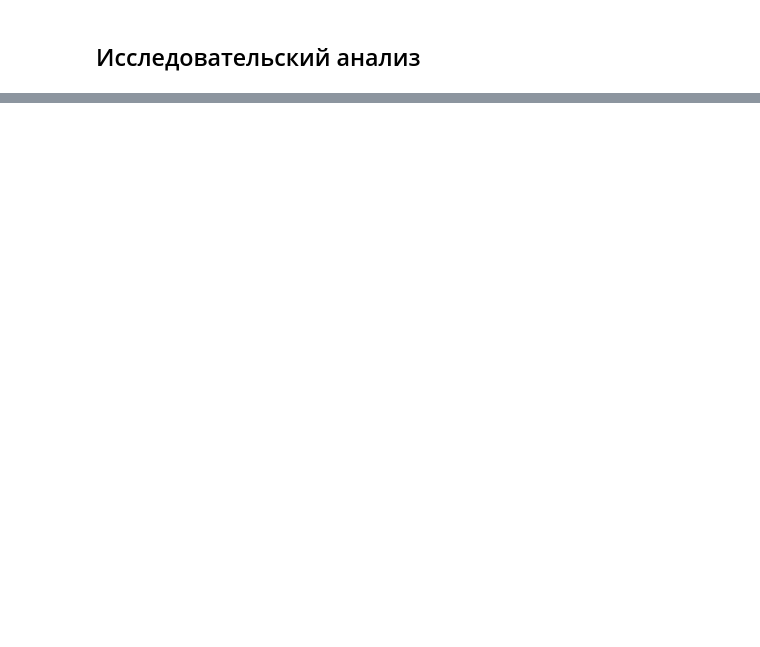
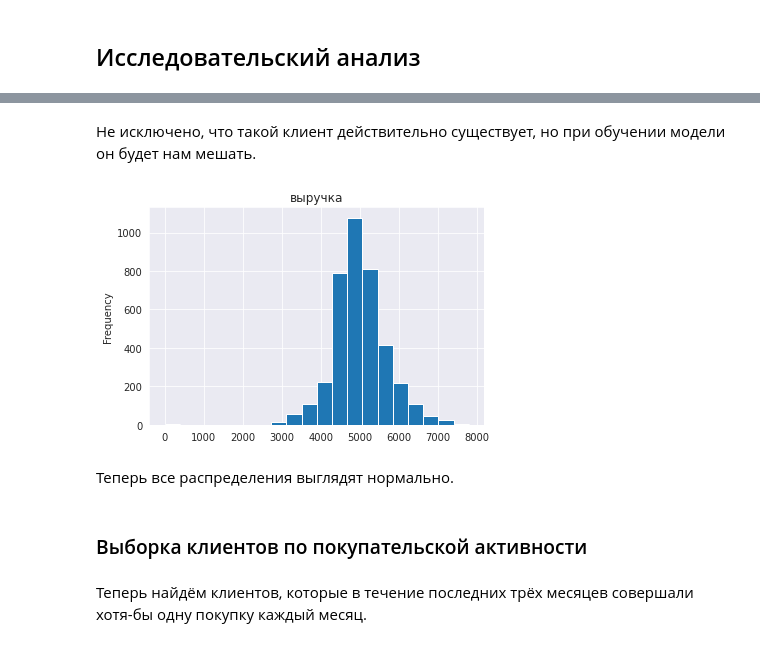
Before and after one commit to Maksim1004/data_science_studying, a Jupyter notebook: online_store_offers.ipynb, the cells around one changed output, grey strips where cells are left out. Drawn from its saved outputs; the diff is of its cells as text; code cells hidden in the pictures; blank space fills up the shorter version.

```diff
--- a/online_store_offers.ipynb
+++ b/online_store_offers.ipynb
@@ -291,0 +342,13 @@ array(['текущий_месяц', 'предыдущий_месяц'], dtype=ob
+# %% [markdown]
+Не исключено, что такой клиент действительно существует, но при обучении модели он будет нам мешать.
+# %%
+ds_money = ds_money[ds_money['выручка']<100000]
+ds_money['выручка'].plot(kind='hist', bins=20, title='выручка', grid=True);
+# %% [output]
+[figure, added]
+# %% [markdown]
+Теперь все распределения выглядят нормально.
+# %% [markdown]
+### Выборка клиентов по покупательской активности
+# %% [markdown]
+Теперь найдём клиентов, которые в течение последних трёх месяцев совершали хотя-бы одну покупку каждый месяц.
```
Also changed, not shown: parts of 27 cells of this notebook.
